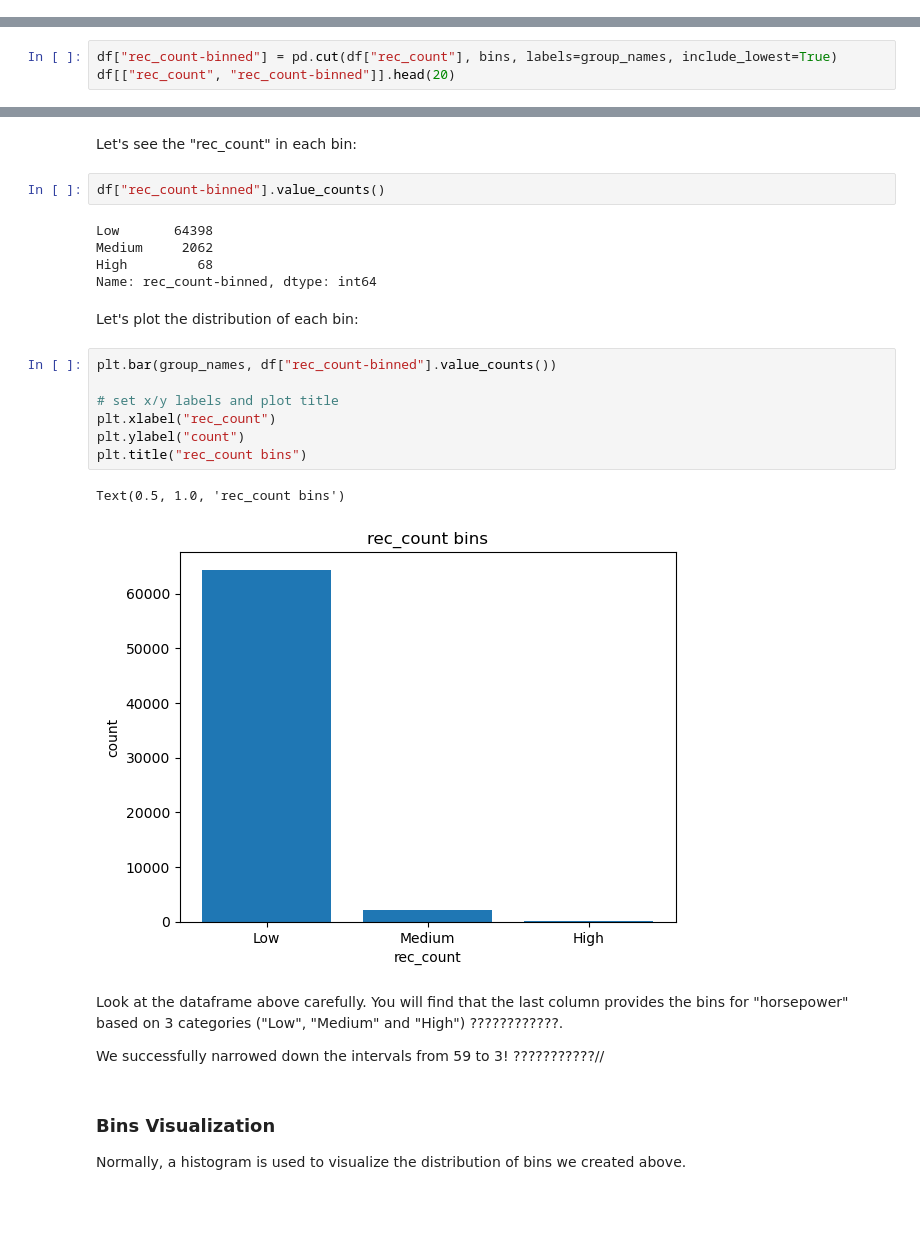
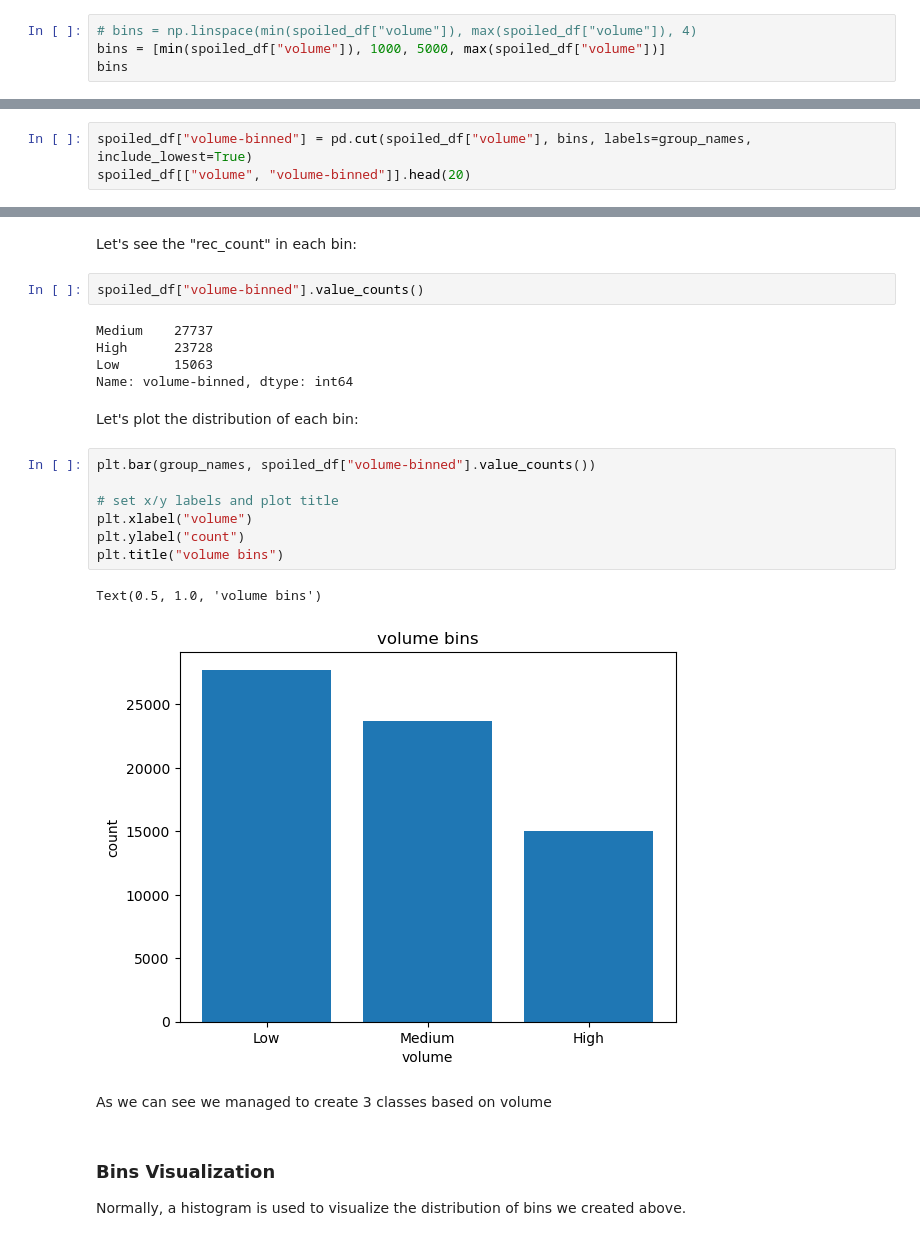
Before and after one commit to meln1337/IBM-lab2, a Jupyter notebook: lab2.ipynb, the cells around one changed output, grey strips where cells are left out. Cells and saved outputs as stored; diff of their text form; blank space fills up the shorter version.

```diff
--- a/lab2.ipynb
+++ b/lab2.ipynb
@@ -756,0 +752,4 @@ array([1.000000e-01, 1.358943e+05, 2.717885e+05, 4.076827e+05])
+# %%
+# bins = np.linspace(min(spoiled_df["volume"]), max(spoiled_df["volume"]), 4)
+bins = [min(spoiled_df["volume"]), 1000, 5000, max(spoiled_df["volume"])]
+bins
@@ -763,4 +776,4 @@ We apply the function "cut" to determine what each value of `df["rec_count"]` be
 # %%
-df["rec_count-binned"] = pd.cut(df["rec_count"], bins, labels=group_names, include_lowest=True)
-df[["rec_count", "rec_count-binned"]].head(20)
+spoiled_df["volume-binned"] = pd.cut(spoiled_df["volume"], bins, labels=group_names, include_lowest=True)
+spoiled_df[["volume", "volume-binned"]].head(20)
 # %% [output]
@@ -784,31 +797,28 @@ df[["rec_count", "rec_count-binned"]].head(20)
 # %% [markdown]
 Let's see the "rec_count" in each bin:
 # %%
-df["rec_count-binned"].value_counts()
+spoiled_df["volume-binned"].value_counts()
 # %% [output]
-Low       64398
-Medium     2062
-High         68
-Name: rec_count-binned, dtype: int64
+Medium    27737
+High      23728
+Low       15063
+Name: volume-binned, dtype: int64
 # %% [markdown]
 Let's plot the distribution of each bin:
 # %%
-plt.bar(group_names, df["rec_count-binned"].value_counts())
+plt.bar(group_names, spoiled_df["volume-binned"].value_counts())
 
 # set x/y labels and plot title
-plt.xlabel("rec_count")
+plt.xlabel("volume")
 plt.ylabel("count")
-plt.title("rec_count bins")
+plt.title("volume bins")
 # %% [output]
-Text(0.5, 1.0, 'rec_count bins')
+Text(0.5, 1.0, 'volume bins')
-[figure, old version]
+[figure, new version]
-# %% [markdown]
-<p>
-    Look at the dataframe above carefully. You will find that the last column provides the bins for "horsepower" based on 3 categories ("Low", "Medium" and "High") ????????????.
-</p>
-<p>
-    We successfully narrowed down the intervals from 59 to 3! ???????????//
-</p>
+# %% [markdown]
+<p>
+    As we can see we managed to create 3 classes based on volume
+</p>
 # %% [markdown]
 <h3>Bins Visualization</h3>
 Normally, a histogram is used to visualize the distribution of bins we created above.
```
Also changed, not shown: parts of 23 cells of this notebook.
